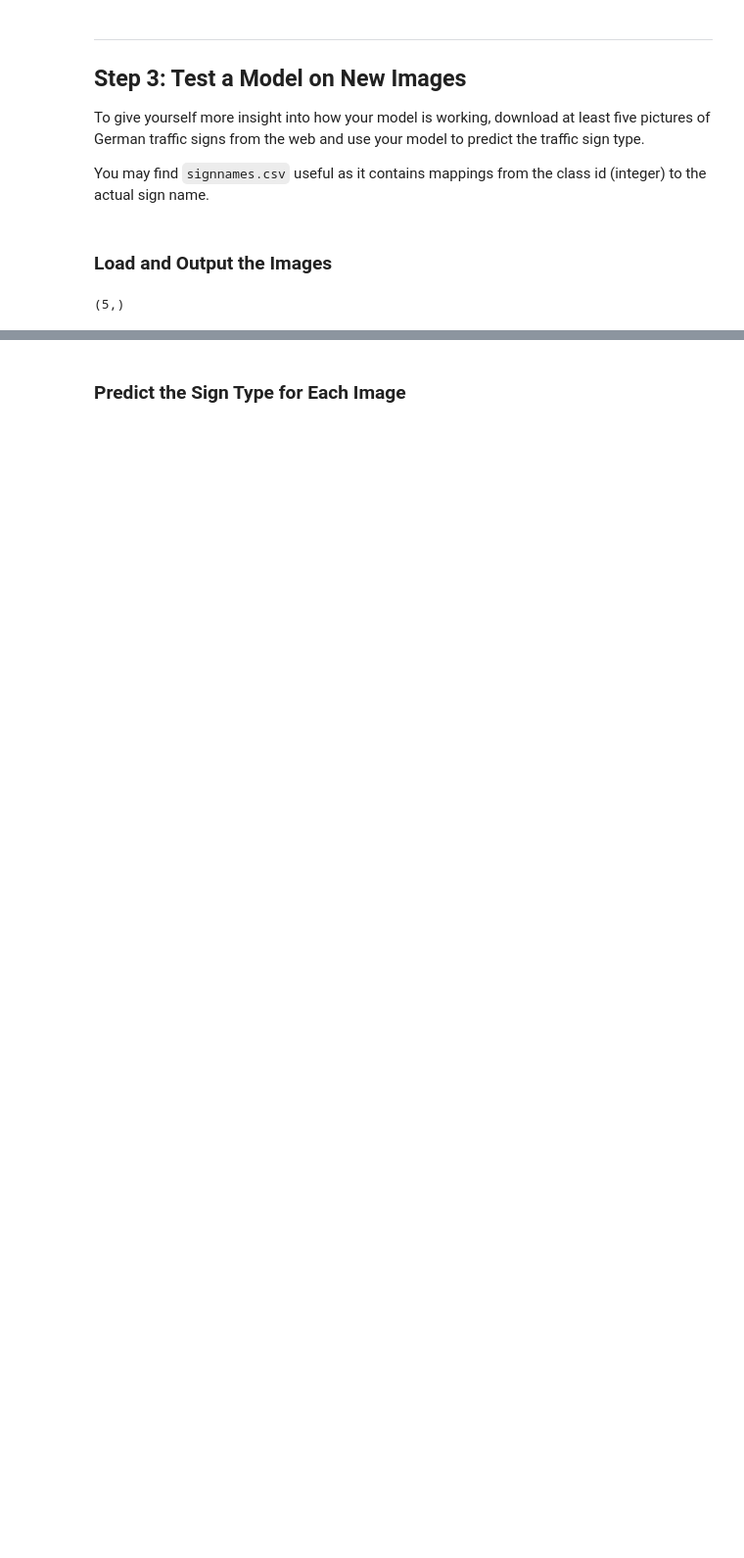
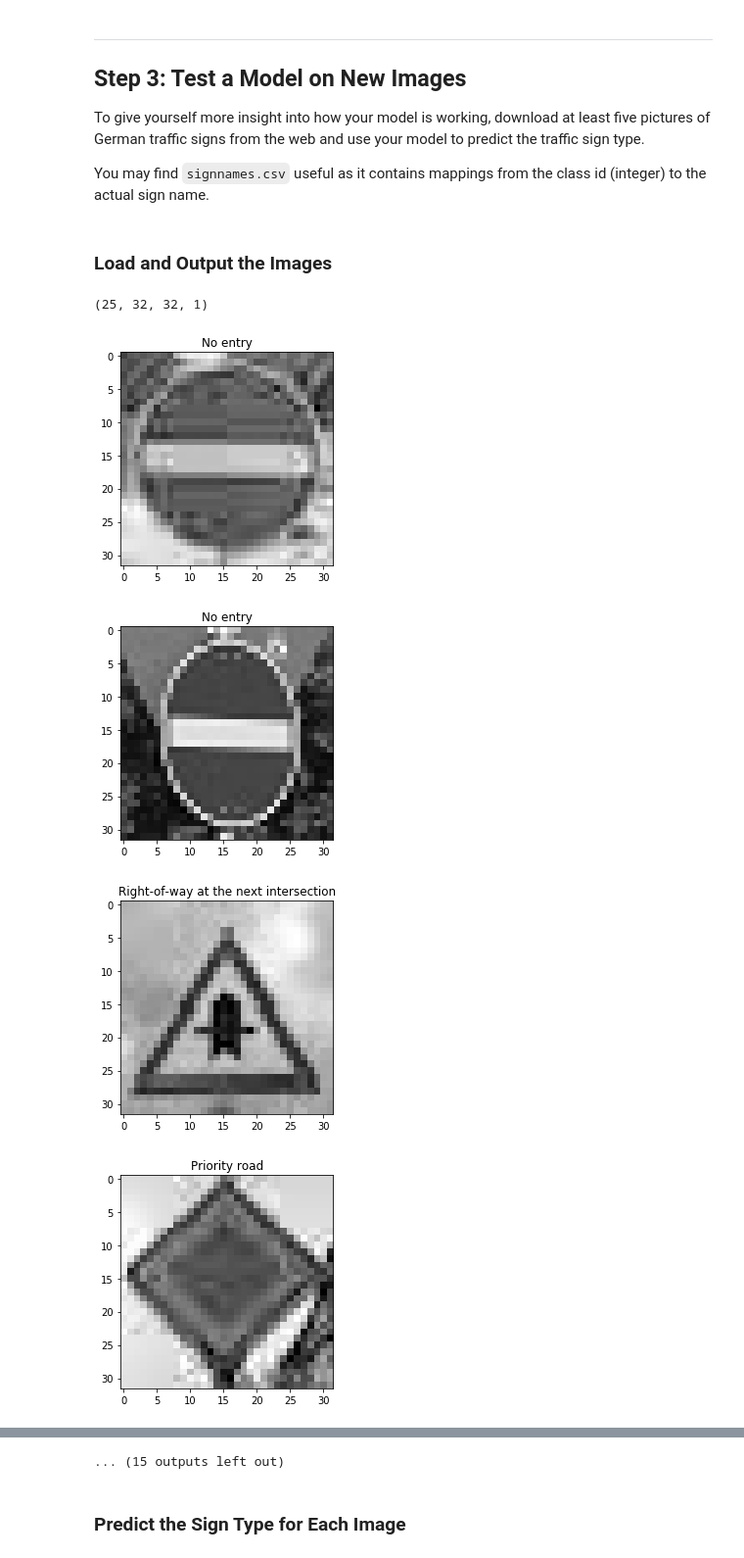
Before and after one commit to ferdy182/CarND-Traffic-Sign-Classifier-P2, a Jupyter notebook: Traffic_Sign_Classifier.ipynb, the cells around one changed output, grey strips where cells are left out. Shown at 98% size. Drawn from its saved outputs; the diff is of its cells as text; code cells hidden in the pictures; blank space fills up the shorter version.

```diff
--- a/Traffic_Sign_Classifier.ipynb
+++ b/Traffic_Sign_Classifier.ipynb
@@ -437,19 +439,34 @@ You may find `signnames.csv` useful as it contains mappings from the class id (i
 # %%
 ### Load the images and plot them here.
 ### Feel free to use as many code cells as needed.
 import cv2
 
-images = ["forbidden.jpg","preference.jpg","priority.jpg","stop.jpg","warning.jpg"]
+images = ["forbidden.jpg", "noentry.jpg", "preference.jpg","priority.jpg","stop.jpg","warning.jpg", "works1.jpg",
+         "works2.jpg","yield.jpg","no-speed-limit-sign.jpg","trucks.jpg",
+          "priority2.jpg","novehicles.jpg","stop2.jpg","endofprohibition1.jpg","30b.jpg","30c.jpg",
+          "50.jpg","60.jpg","70.png","curves.jpg","120.jpg","30a.jpg", "straightorleft.jpg", "roundabout.jpg"]
+truth = [17, 17, 11, 12, 14, 18, 25, 25, 13, 32, 10, 12, 15, 14, 32, 1, 1, 2, 3, 4, 21, 8, 1, 37, 40]
 
-def showImage(image):
-    plt.imshow(image, cmap='gray')
+def showImage(image, title):
+    plt.title(title)
+    plt.imshow(image.squeeze(), cmap='gray')
     plt.figure()
 
-ims = np.zeros((5))
 
-for name in images:
+imgs = []
+
+for i, name in enumerate(images):
     image1 = cv2.imread("images/"+name)
     image1 = cv2.cvtColor(image1, cv2.COLOR_BGR2RGB)
     image1 = zscore(convertToGrayscale(image1))
+    showImage(image1, label_dict[truth[i]])
+    imgs.append(image1)
+
+data = np.array(imgs)
+print((data.shape))
 # %% [output]
-(5,)
+(25, 32, 32, 1)
+[figure, added]
+[figure, added]
+[figure, added]
+[figure, added]
@@ -456,3 +480,4 @@ for name in images:
+... (15 outputs left out)
 # %% [markdown]
 ### Predict the Sign Type for Each Image
 # %%
```
Also changed, not shown: parts of 11 cells of this notebook, 30 other files.
